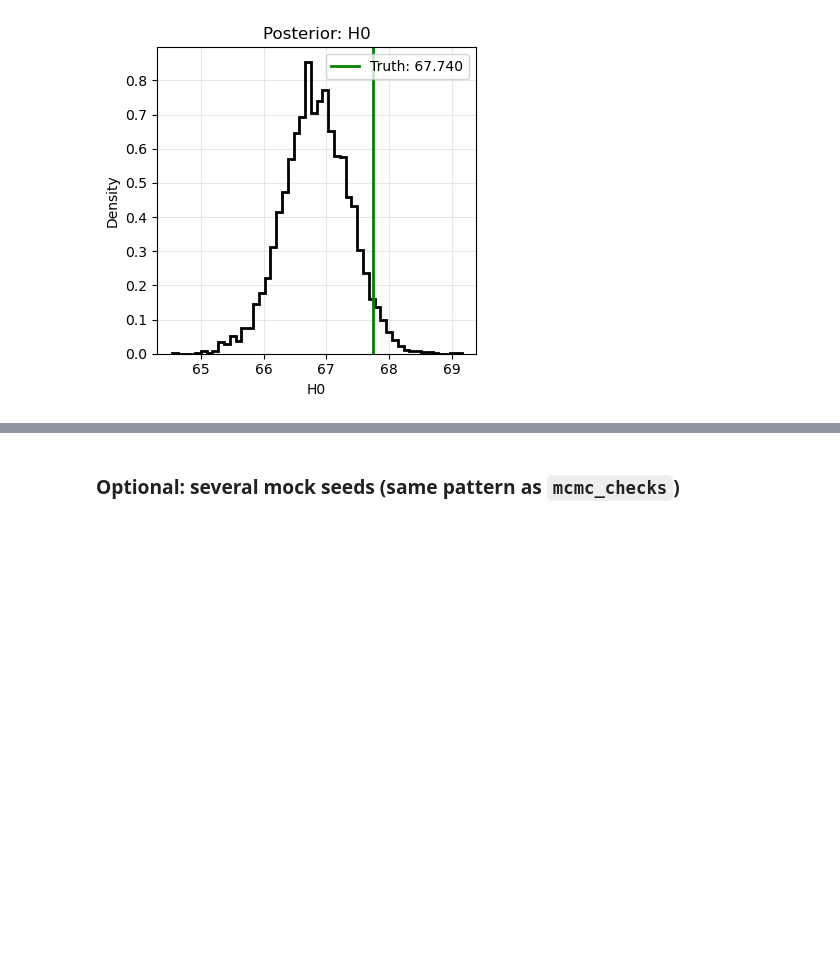
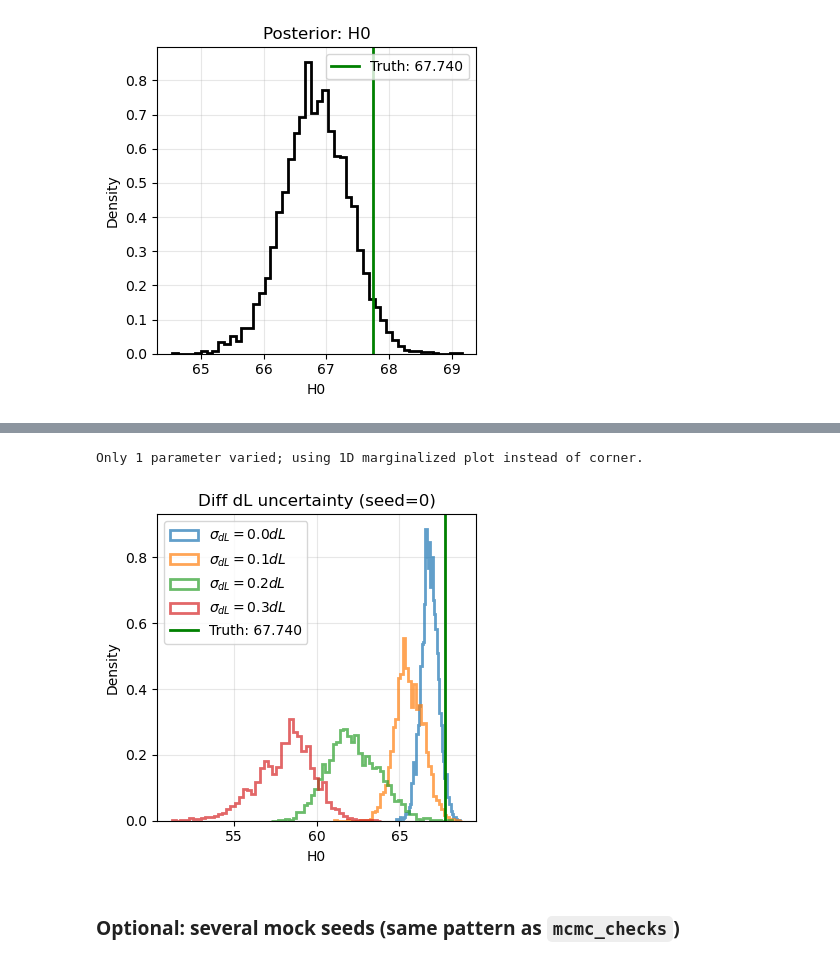
Before and after one commit to kstoreyf/gws-agn, a Jupyter notebook: notebooks/2026-05-12_catalog_checks.ipynb, the cells around one changed output, grey strips where cells are left out. Cells and saved outputs as stored; diff of their text form; code cells hidden in the pictures; blank space fills up the shorter version.

```diff
--- a/notebooks/2026-05-12_catalog_checks.ipynb
+++ b/notebooks/2026-05-12_catalog_checks.ipynb
@@ -160,0 +163,12 @@ Only 1 parameter varied; using 1D marginalized plot instead of corner.
+# %%
+dir_configs = '../configs/configs_inference'
+seed = 0
+dLunc_arr = [0.0, 0.1, 0.2, 0.3]
+mcmc_data_arr = []
+for dLunc in dLunc_arr:
+    seedgw = 1000 + seed
+    tag_data = f'_uniform_seed{seed}_ratioNgalNagn1_nside64_seedgw{seedgw}_fagn0.0_lambdaagn0.0_zmaxgw1.0_dLunclin{dLunc}'
+    tag_inf = '_mcmc_nw32_nsteps500_Dz0.03_betaH0_vary-H0'
+    fn_config_inference = f'{dir_configs}/config_inference{tag_data}{tag_inf}.yaml'
+    mcmc_data = plotter.get_mcmc_data(fn_config_inference)
+    mcmc_data_arr.append(mcmc_data)
@@ -161,3 +180,11 @@ Only 1 parameter varied; using 1D marginalized plot instead of corner.
+# %%
+labels = [fr"$\sigma_{{dL}} = {dLunc} dL$" for dLunc in dLunc_arr]
+plotter.plot_mcmc_contours(mcmc_data_arr,
+                          title=f"Diff dL uncertainty (seed={seed})",
+                          labels=labels)
+# %% [output]
+Only 1 parameter varied; using 1D marginalized plot instead of corner.
+[figure, added]
 # %% [markdown]
 ### Optional: several mock seeds (same pattern as `mcmc_checks`)
 # %%
```
Also changed, not shown: parts of 2 cells of this notebook, 7 other files.
